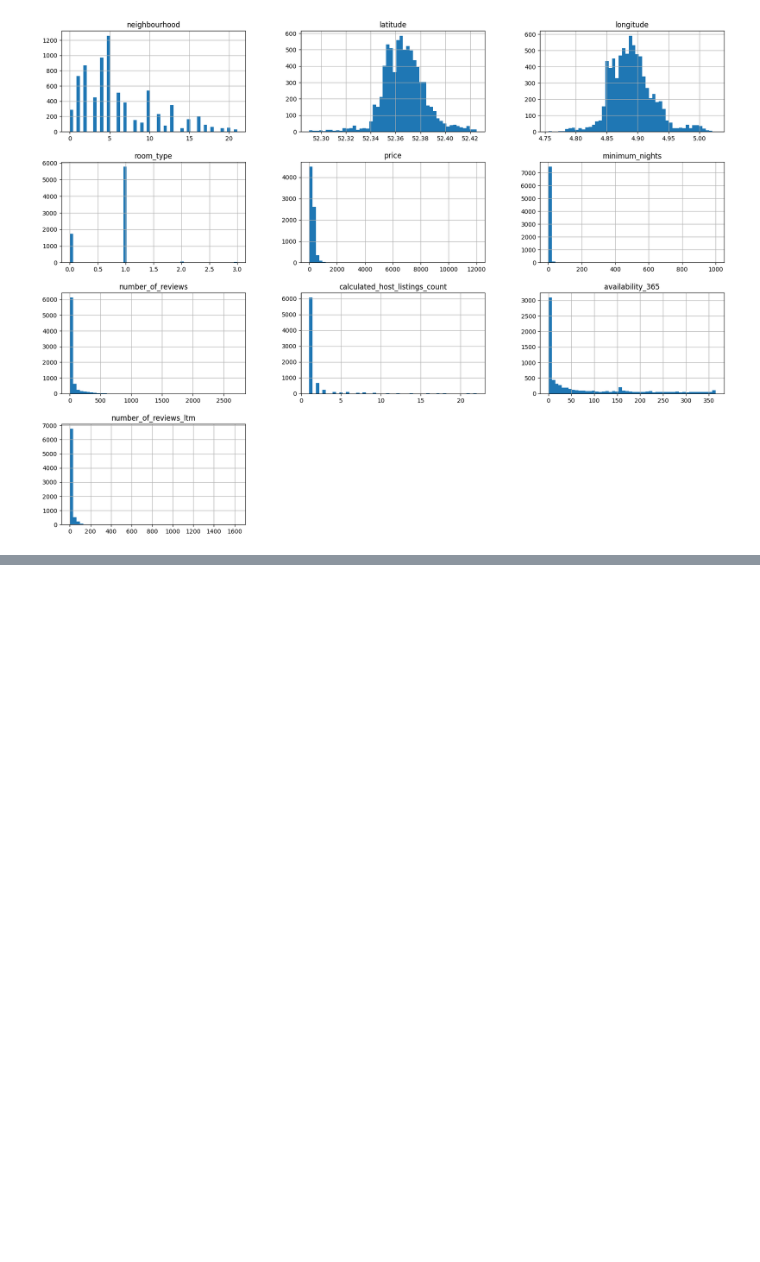
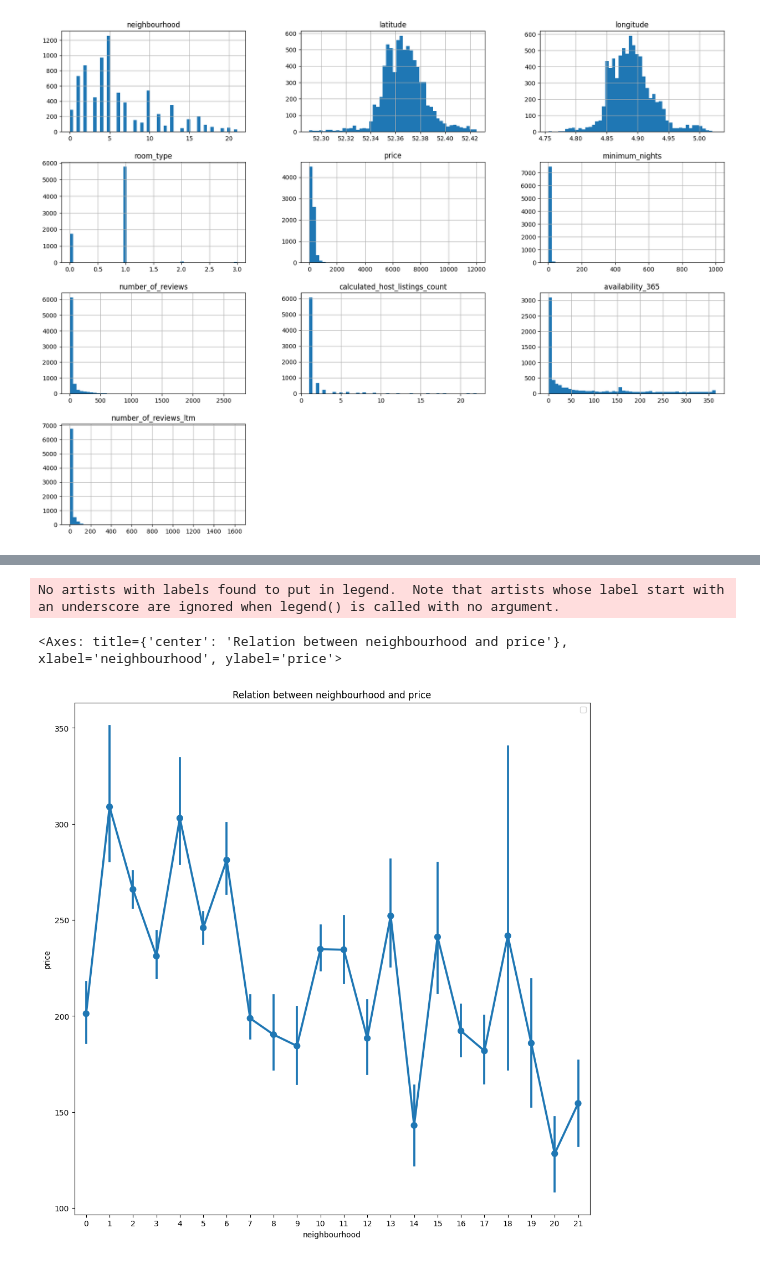
Before and after one commit to ebrahimabdelghfar/AirBnb_data_analysis, a Jupyter notebook: Data.ipynb, the cells around one changed output, grey strips where cells are left out. Saved outputs shown, nothing was run; the diff lists cells and outputs as text; code cells hidden in the pictures; blank space fills up the shorter version.

```diff
--- a/Data.ipynb
+++ b/Data.ipynb
@@ -124,0 +150,9 @@ the most popular room type is Entire home/apt while the most popular neghbourhoo
+# %%
+plt.figure(figsize=(12,12))
+plt.title("Relation between neighbourhood and price")
+plt.legend()
+sns.pointplot(x=airBnbData["neighbourhood"],y=airBnbData["price"])
+# %% [output]
+No artists with labels found to put in legend.  Note that artists whose label start with an underscore are ignored when legend() is called with no argument.
+<Axes: title={'center': 'Relation between neighbourhood and price'}, xlabel='neighbourhood', ylabel='price'>
+[figure, added]
```
Also changed, not shown: parts of 10 cells of this notebook.
